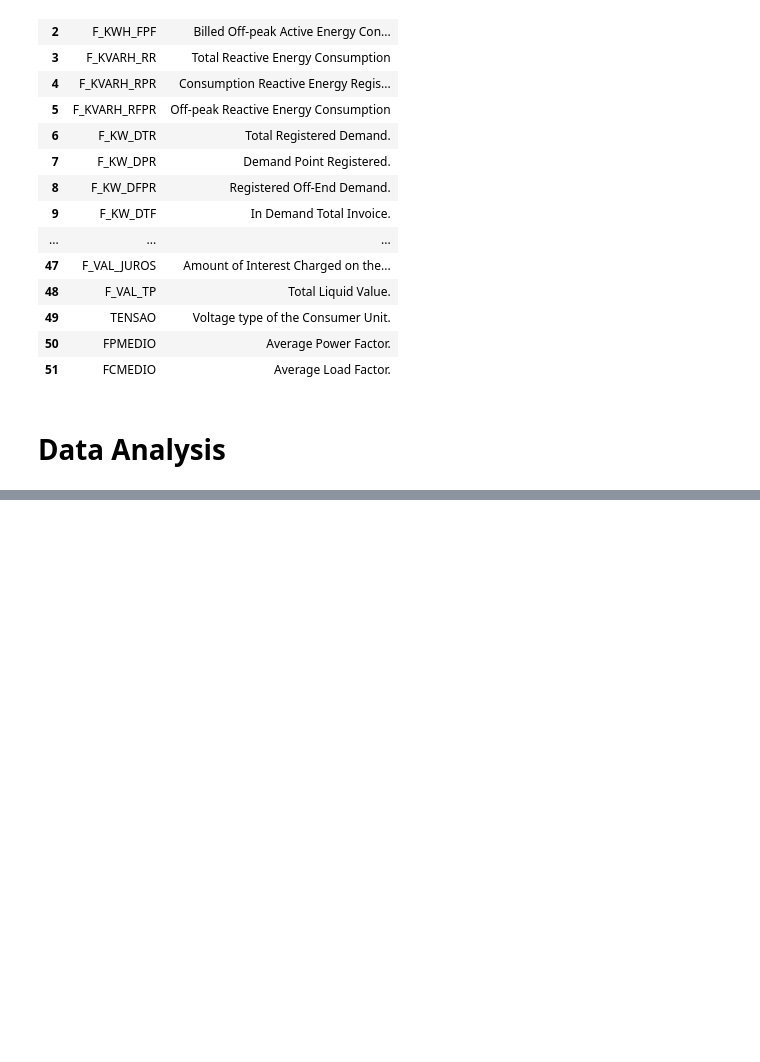
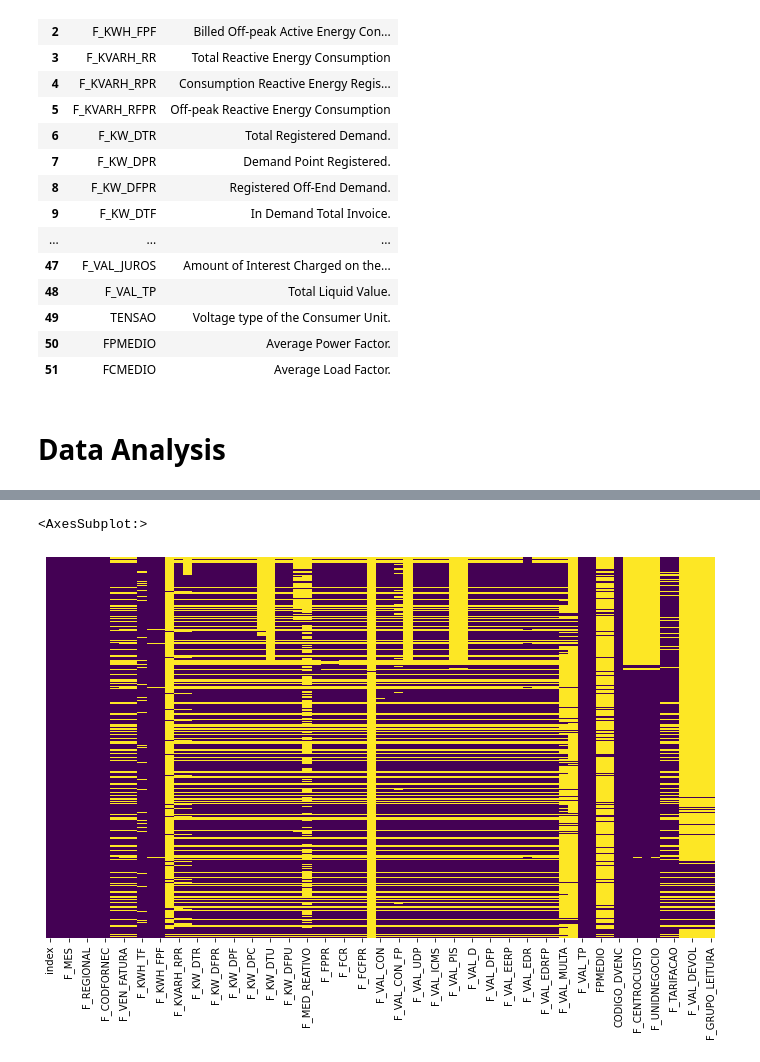
Before and after one commit to oakthyago/Electrical-Demand-Brazil, a Jupyter notebook: electrical-demand-brazil.ipynb, the cells around one changed output, grey strips where cells are left out. Cells and saved outputs as stored; diff of their text form; code cells hidden in the pictures; blank space fills up the shorter version.

```diff
--- a/electrical-demand-brazil.ipynb
+++ b/electrical-demand-brazil.ipynb
@@ -133,0 +245,6 @@ df
+# %%
+plt.figure(figsize=(12, 7))
+sns.heatmap(df_analysis.isnull(),yticklabels=False,cbar=False,cmap='viridis') #cbar false to binary situation
+# %% [output]
+<AxesSubplot:>
+[figure, added]
```
Also changed, not shown: parts of 21 cells of this notebook.
